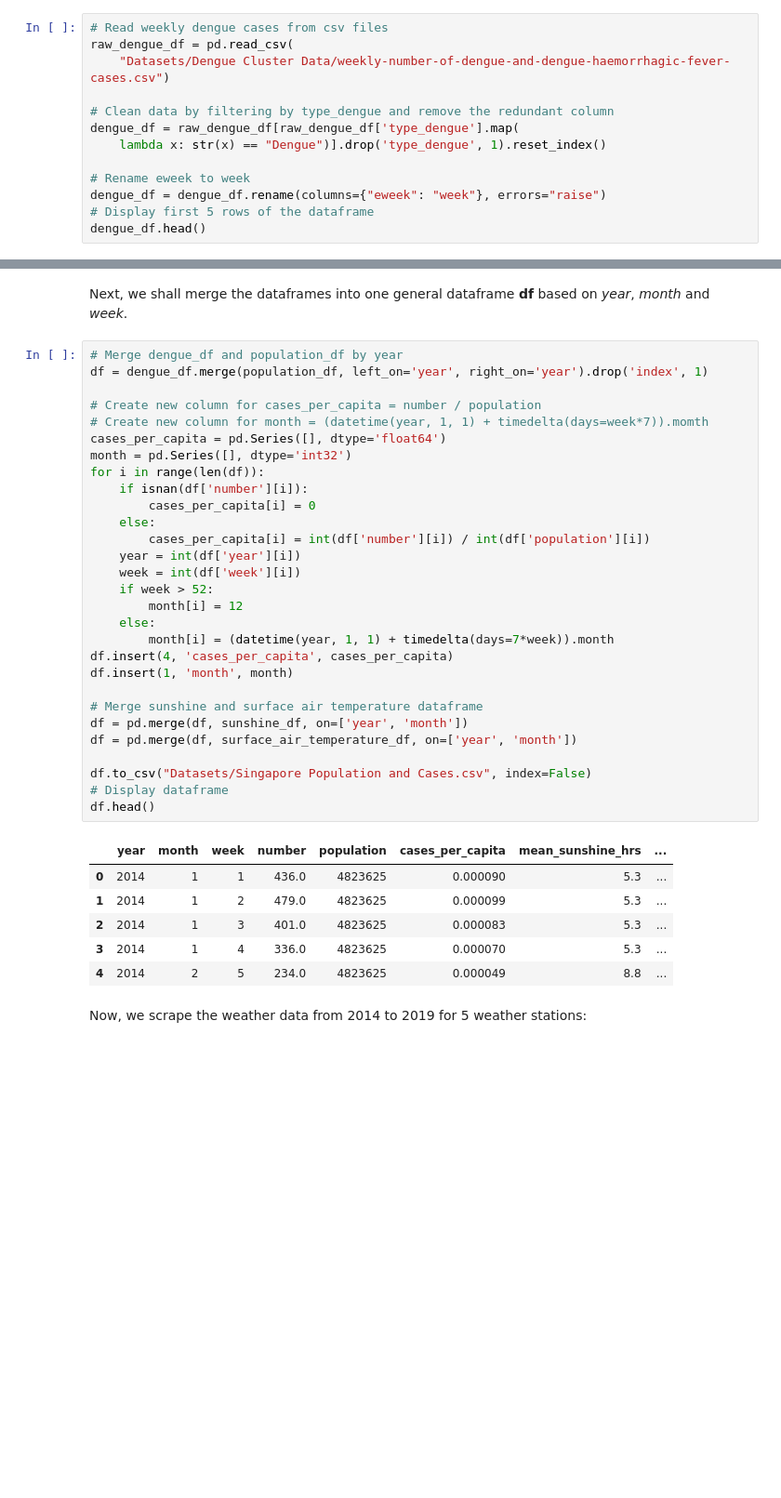
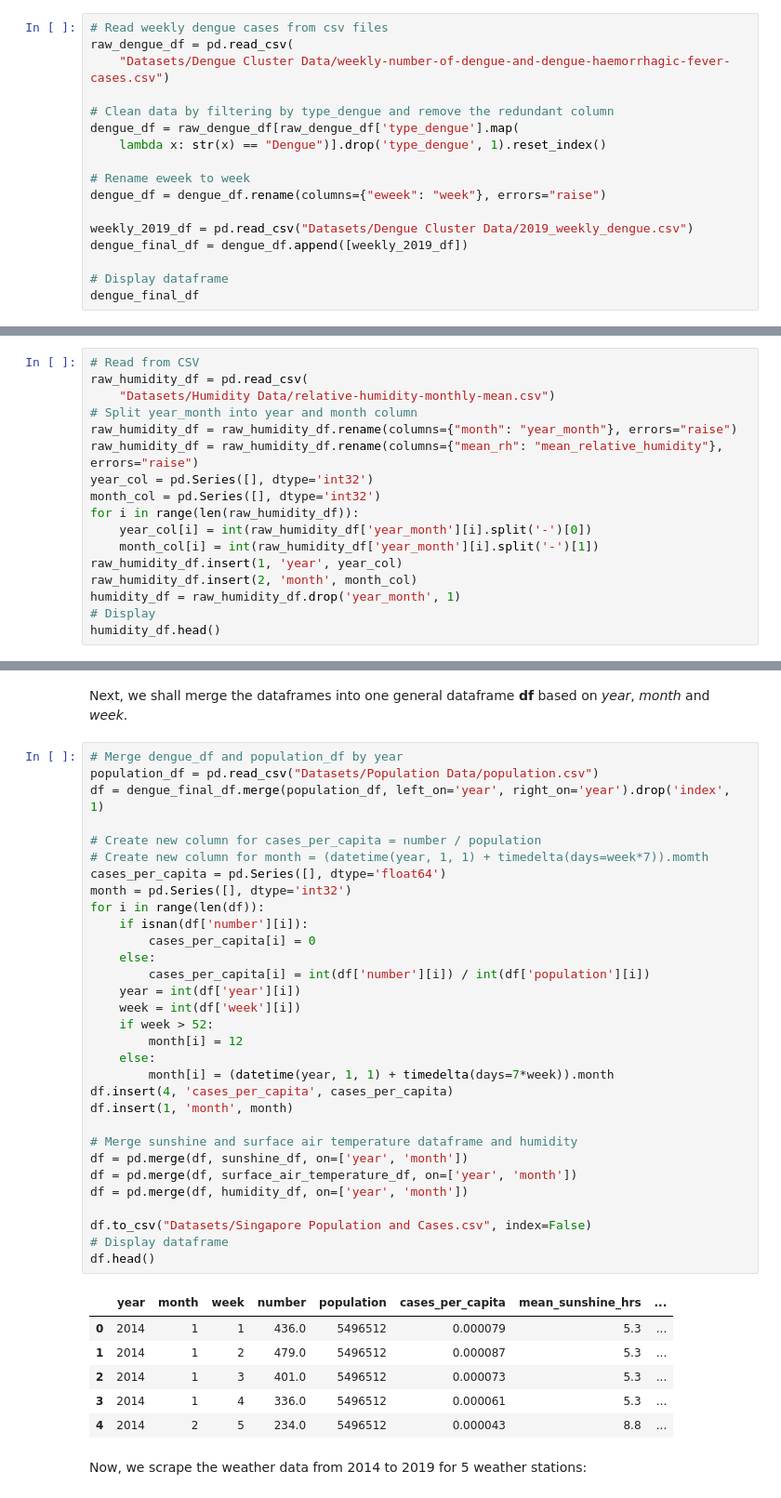
Before and after one commit to thamsimun/CS3244-Project-Dengue, a Jupyter notebook: dengue_prediction.ipynb, the cells around one changed output, grey strips where cells are left out. Shown: that part at 93% size. Saved outputs shown, nothing was run; the diff lists cells and outputs as text; blank space fills up the shorter version.

Commit message:
add 2019 and humidity

```diff
--- a/dengue_prediction.ipynb
+++ b/dengue_prediction.ipynb
@@ -51,7 +51,11 @@ dengue_df = raw_dengue_df[raw_dengue_df['type_dengue'].map(
 
 # Rename eweek to week
 dengue_df = dengue_df.rename(columns={"eweek": "week"}, errors="raise")
-# Display first 5 rows of the dataframe
-dengue_df.head()
+
+weekly_2019_df = pd.read_csv("Datasets/Dengue Cluster Data/2019_weekly_dengue.csv")
+dengue_final_df = dengue_df.append([weekly_2019_df])
+
+# Display dataframe
+dengue_final_df
 # %% [output]
 |  | index | year | week | number |
@@ -128,3 +140,20 @@ surface_air_temperature_df.head()
 | 2 | 1982 | 3 | 31.7 |
 | 3 | 1982 | 4 | 31.4 |
 | 4 | 1982 | 5 | 31.7 |
+# %%
+# Read from CSV
+raw_humidity_df = pd.read_csv(
+    "Datasets/Humidity Data/relative-humidity-monthly-mean.csv")
+# Split year_month into year and month column
+raw_humidity_df = raw_humidity_df.rename(columns={"month": "year_month"}, errors="raise")
+raw_humidity_df = raw_humidity_df.rename(columns={"mean_rh": "mean_relative_humidity"}, errors="raise")
+year_col = pd.Series([], dtype='int32')
+month_col = pd.Series([], dtype='int32')
+for i in range(len(raw_humidity_df)):
+    year_col[i] = int(raw_humidity_df['year_month'][i].split('-')[0])
+    month_col[i] = int(raw_humidity_df['year_month'][i].split('-')[1])
+raw_humidity_df.insert(1, 'year', year_col)
+raw_humidity_df.insert(2, 'month', month_col)
+humidity_df = raw_humidity_df.drop('year_month', 1)
+# Display
+humidity_df.head()
@@ -132,40 +168,42 @@ surface_air_temperature_df.head()
 Next, we shall merge the dataframes into one general dataframe **df** based on *year*, *month* and *week*.
 # %%
 # Merge dengue_df and population_df by year
-df = dengue_df.merge(population_df, left_on='year', right_on='year').drop('index', 1)
+population_df = pd.read_csv("Datasets/Population Data/population.csv")
+df = dengue_final_df.merge(population_df, left_on='year', right_on='year').drop('index', 1)
 
 # Create new column for cases_per_capita = number / population
 # Create new column for month = (datetime(year, 1, 1) + timedelta(days=week*7)).momth
 cases_per_capita = pd.Series([], dtype='float64')
 month = pd.Series([], dtype='int32')
 for i in range(len(df)):
     if isnan(df['number'][i]):
         cases_per_capita[i] = 0
     else:
         cases_per_capita[i] = int(df['number'][i]) / int(df['population'][i])
     year = int(df['year'][i])
     week = int(df['week'][i])
     if week > 52:
         month[i] = 12
     else:
         month[i] = (datetime(year, 1, 1) + timedelta(days=7*week)).month
 df.insert(4, 'cases_per_capita', cases_per_capita)
 df.insert(1, 'month', month)
 
-# Merge sunshine and surface air temperature dataframe
+# Merge sunshine and surface air temperature dataframe and humidity
 df = pd.merge(df, sunshine_df, on=['year', 'month'])
 df = pd.merge(df, surface_air_temperature_df, on=['year', 'month'])
+df = pd.merge(df, humidity_df, on=['year', 'month'])
 
 df.to_csv("Datasets/Singapore Population and Cases.csv", index=False)
 # Display dataframe
 df.head()
 # %% [output]
 |  | year | month | week | number | population | cases_per_capita | mean_sunshine_hrs | ... |
-| 0 | 2014 | 1 | 1 | 436.0 | 4823625 | 0.000090 | 5.3 | ... |
-| 1 | 2014 | 1 | 2 | 479.0 | 4823625 | 0.000099 | 5.3 | ... |
-| 2 | 2014 | 1 | 3 | 401.0 | 4823625 | 0.000083 | 5.3 | ... |
-| 3 | 2014 | 1 | 4 | 336.0 | 4823625 | 0.000070 | 5.3 | ... |
-| 4 | 2014 | 2 | 5 | 234.0 | 4823625 | 0.000049 | 8.8 | ... |
+| 0 | 2014 | 1 | 1 | 436.0 | 5496512 | 0.000079 | 5.3 | ... |
+| 1 | 2014 | 1 | 2 | 479.0 | 5496512 | 0.000087 | 5.3 | ... |
+| 2 | 2014 | 1 | 3 | 401.0 | 5496512 | 0.000073 | 5.3 | ... |
+| 3 | 2014 | 1 | 4 | 336.0 | 5496512 | 0.000061 | 5.3 | ... |
+| 4 | 2014 | 2 | 5 | 234.0 | 5496512 | 0.000043 | 8.8 | ... |
 # %% [markdown]
 Now, we scrape the weather data from 2014 to 2019 for 5 weather stations:
 # %%
```
Also changed, not shown: parts of 5 cells of this notebook, 6 other files.
